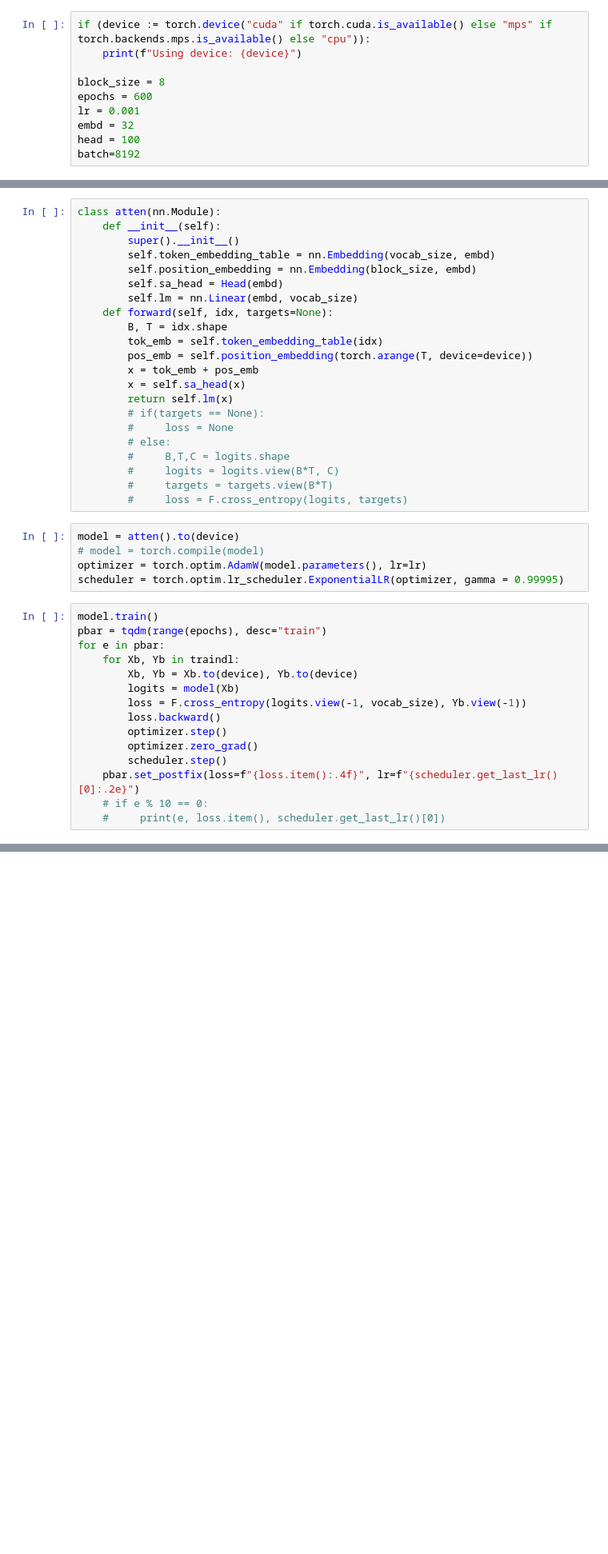
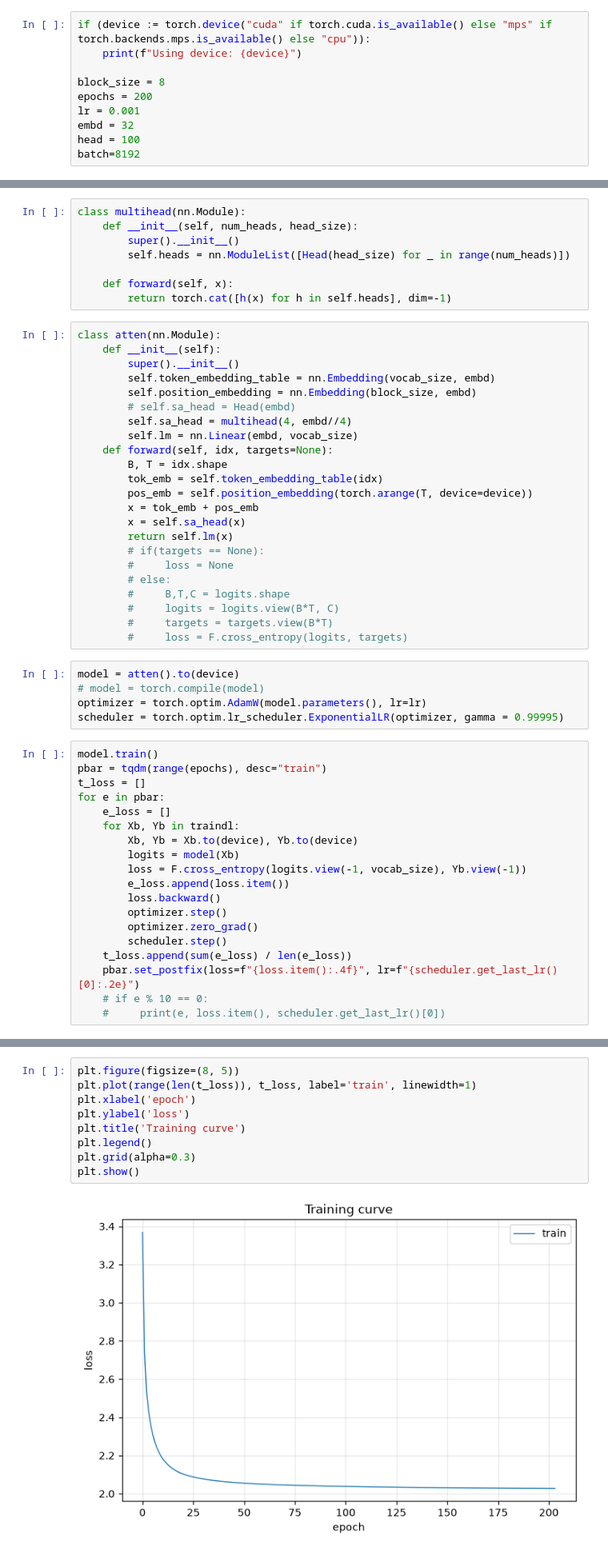
Before and after one commit to xerneas3318/makemore, a Jupyter notebook: gpt1.ipynb, the cells around one changed output, grey strips where cells are left out. Shown at 80% size. Drawn from its saved outputs; the diff is of its cells as text; blank space fills up the shorter version.

Commit message:
multi head

```diff
--- a/gpt1.ipynb
+++ b/gpt1.ipynb
@@ -49,7 +50,7 @@ if (device := torch.device("cuda" if torch.cuda.is_available() else "mps" if tor
     print(f"Using device: {device}")
 
 block_size = 8
-epochs = 600
+epochs = 200
 lr = 0.001
 embd = 32
 head = 100
@@ -127,13 +128,22 @@ class Head(nn.Module):
         wei = F.softmax(wei, dim=-1)
         out = wei @ v
         return out
+# %%
+class multihead(nn.Module):
+    def __init__(self, num_heads, head_size):
+        super().__init__()
+        self.heads = nn.ModuleList([Head(head_size) for _ in range(num_heads)])
+
+    def forward(self, x):
+        return torch.cat([h(x) for h in self.heads], dim=-1)
 # %%
 class atten(nn.Module):
     def __init__(self):
         super().__init__()
         self.token_embedding_table = nn.Embedding(vocab_size, embd)
         self.position_embedding = nn.Embedding(block_size, embd)
-        self.sa_head = Head(embd)
+        # self.sa_head = Head(embd)
+        self.sa_head = multihead(4, embd//4)
         self.lm = nn.Linear(embd, vocab_size)
     def forward(self, idx, targets=None):
         B, T = idx.shape
@@ -157,15 +167,19 @@ scheduler = torch.optim.lr_scheduler.ExponentialLR(optimizer, gamma = 0.99995)
 # %%
 model.train()
 pbar = tqdm(range(epochs), desc="train")
+t_loss = []
 for e in pbar:
+    e_loss = []
     for Xb, Yb in traindl:
         Xb, Yb = Xb.to(device), Yb.to(device)
         logits = model(Xb)
         loss = F.cross_entropy(logits.view(-1, vocab_size), Yb.view(-1))
+        e_loss.append(loss.item())
         loss.backward()
         optimizer.step()
         optimizer.zero_grad()
         scheduler.step()
+    t_loss.append(sum(e_loss) / len(e_loss))
     pbar.set_postfix(loss=f"{loss.item():.4f}", lr=f"{scheduler.get_last_lr()[0]:.2e}")
     # if e % 10 == 0:
     #     print(e, loss.item(), scheduler.get_last_lr()[0])
@@ -172,3 +188,14 @@ for e in pbar:
+# %%
+plt.figure(figsize=(8, 5))
+plt.plot(range(len(t_loss)), t_loss, label='train', linewidth=1)
+plt.xlabel('epoch')
+plt.ylabel('loss')
+plt.title('Training curve')
+plt.legend()
+plt.grid(alpha=0.3)
+plt.show()
+# %% [output]
+[figure, added]
 # %%
 model.eval()
 with torch.no_grad():
```
Also changed, not shown: parts of 4 cells of this notebook.
